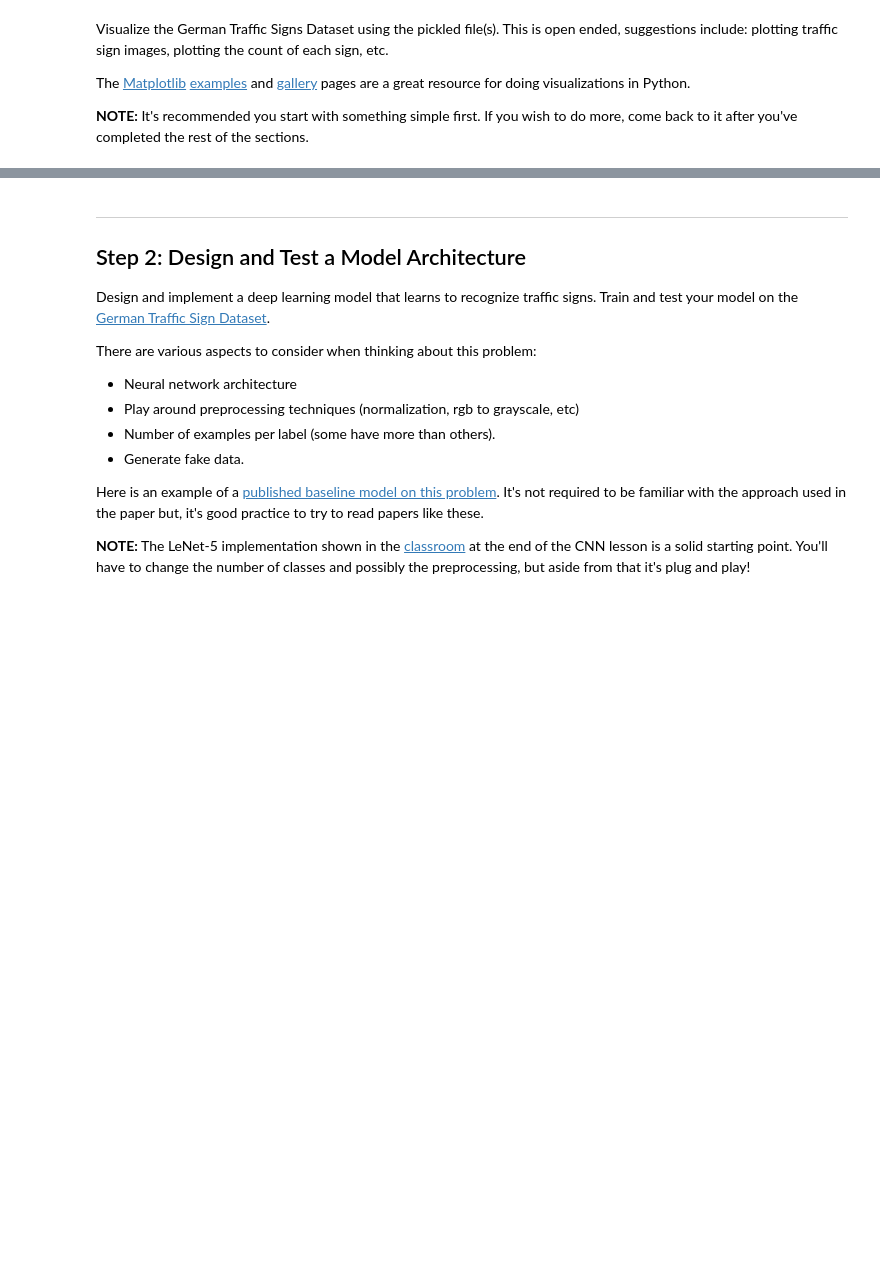
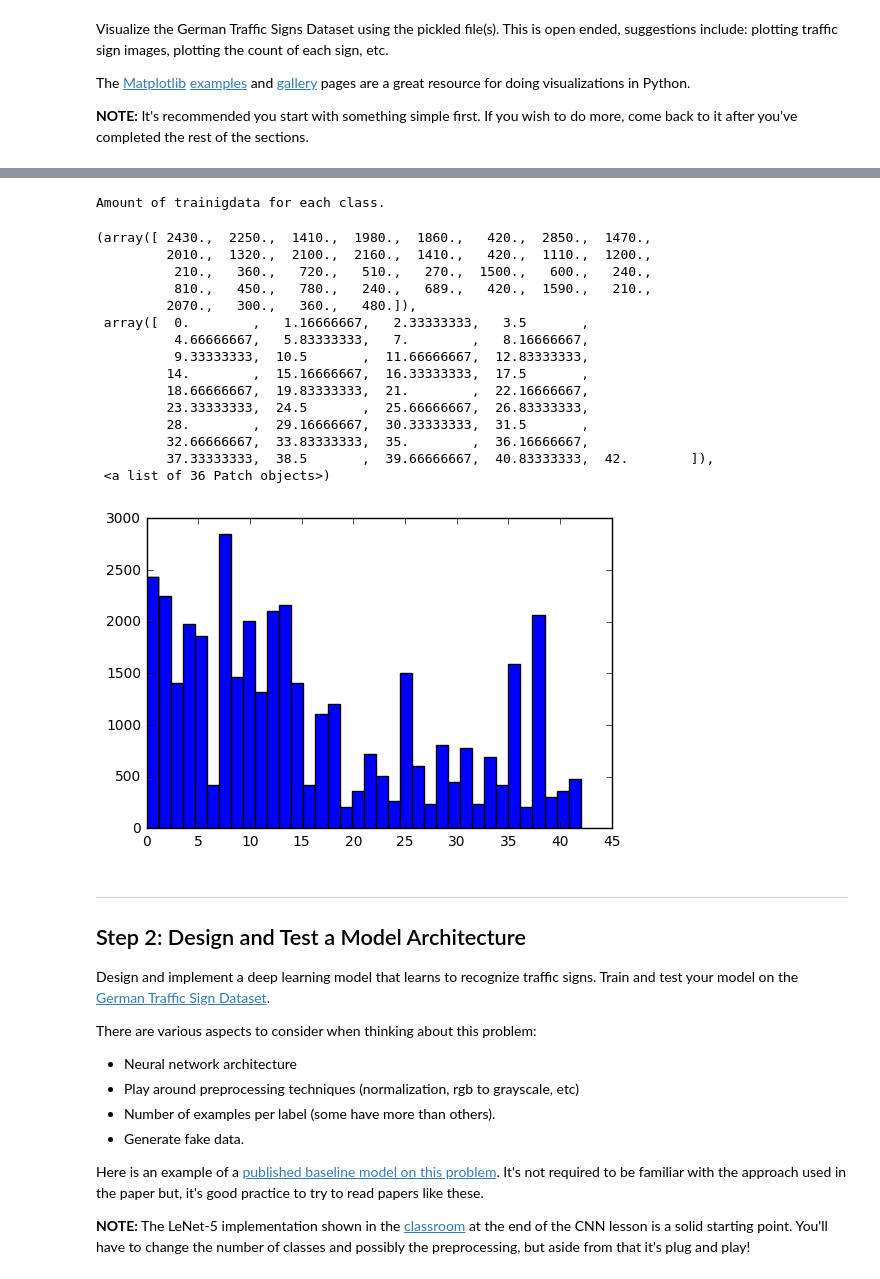
Before and after one commit to sershev/CarND-Trafic-Sign-Classifier, a Jupyter notebook: Traffic_Sign_Classifier.ipynb, the cells around one changed output, grey strips where cells are left out. Drawn from its saved outputs; the diff is of its cells as text; code cells hidden in the pictures; blank space fills up the shorter version.

```diff
--- a/Traffic_Sign_Classifier.ipynb
+++ b/Traffic_Sign_Classifier.ipynb
@@ -94,3 +112,24 @@ for i in range(m1):
+# %%
+print("Amount of trainigdata for each class.")
+plt.hist(y_train, bins="auto")
+# %% [output]
+Amount of trainigdata for each class.
+(array([ 2430.,  2250.,  1410.,  1980.,  1860.,   420.,  2850.,  1470.,
+         2010.,  1320.,  2100.,  2160.,  1410.,   420.,  1110.,  1200.,
+          210.,   360.,   720.,   510.,   270.,  1500.,   600.,   240.,
+          810.,   450.,   780.,   240.,   689.,   420.,  1590.,   210.,
+         2070.,   300.,   360.,   480.]),
+ array([  0.        ,   1.16666667,   2.33333333,   3.5       ,
+          4.66666667,   5.83333333,   7.        ,   8.16666667,
+          9.33333333,  10.5       ,  11.66666667,  12.83333333,
+         14.        ,  15.16666667,  16.33333333,  17.5       ,
+         18.66666667,  19.83333333,  21.        ,  22.16666667,
+         23.33333333,  24.5       ,  25.66666667,  26.83333333,
+         28.        ,  29.16666667,  30.33333333,  31.5       ,
+         32.66666667,  33.83333333,  35.        ,  36.16666667,
+         37.33333333,  38.5       ,  39.66666667,  40.83333333,  42.        ]),
+ <a list of 36 Patch objects>)
+[figure, added]
 # %% [markdown]
 ----
 
```
Also changed, not shown: parts of 15 cells of this notebook, 4 other files.
